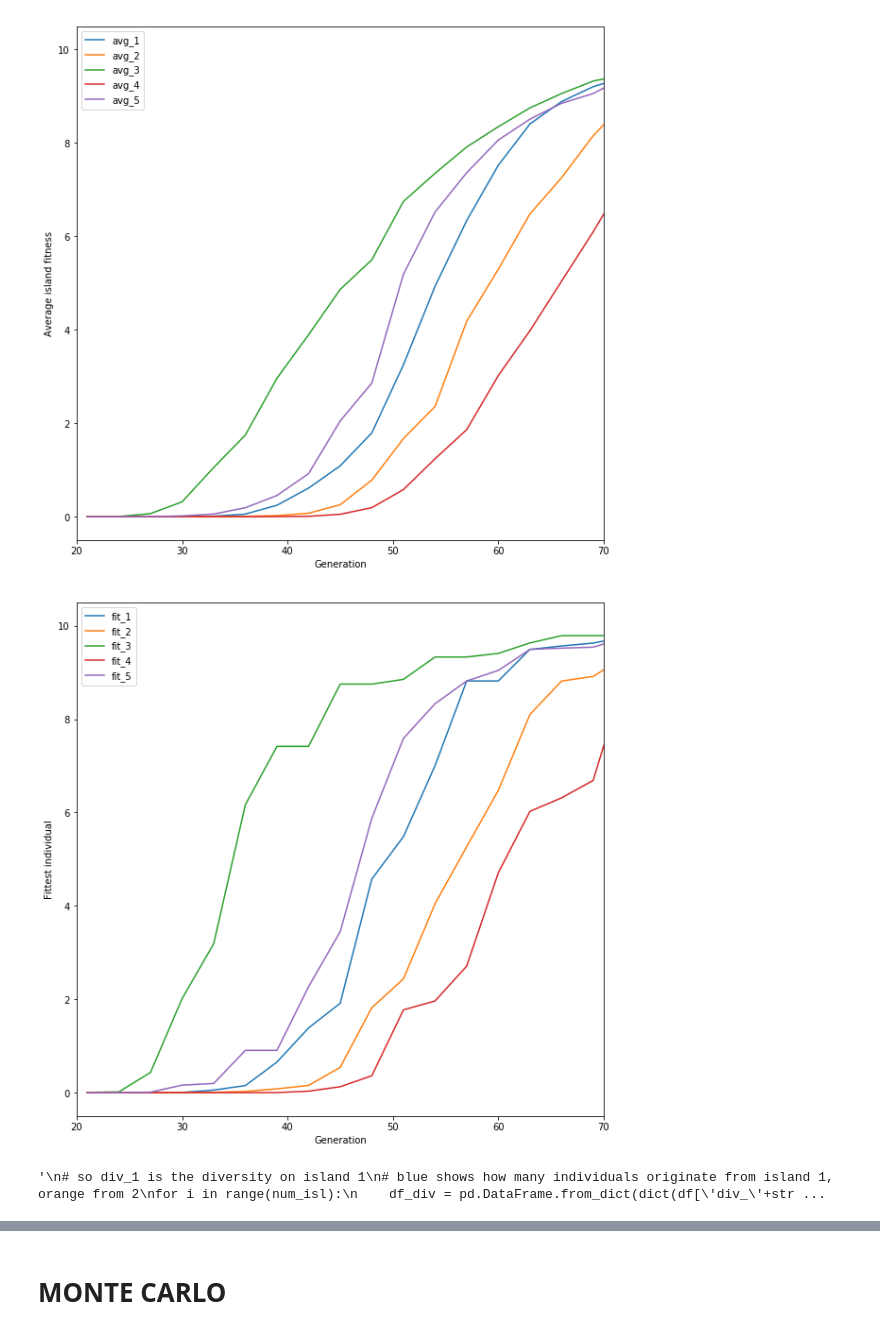
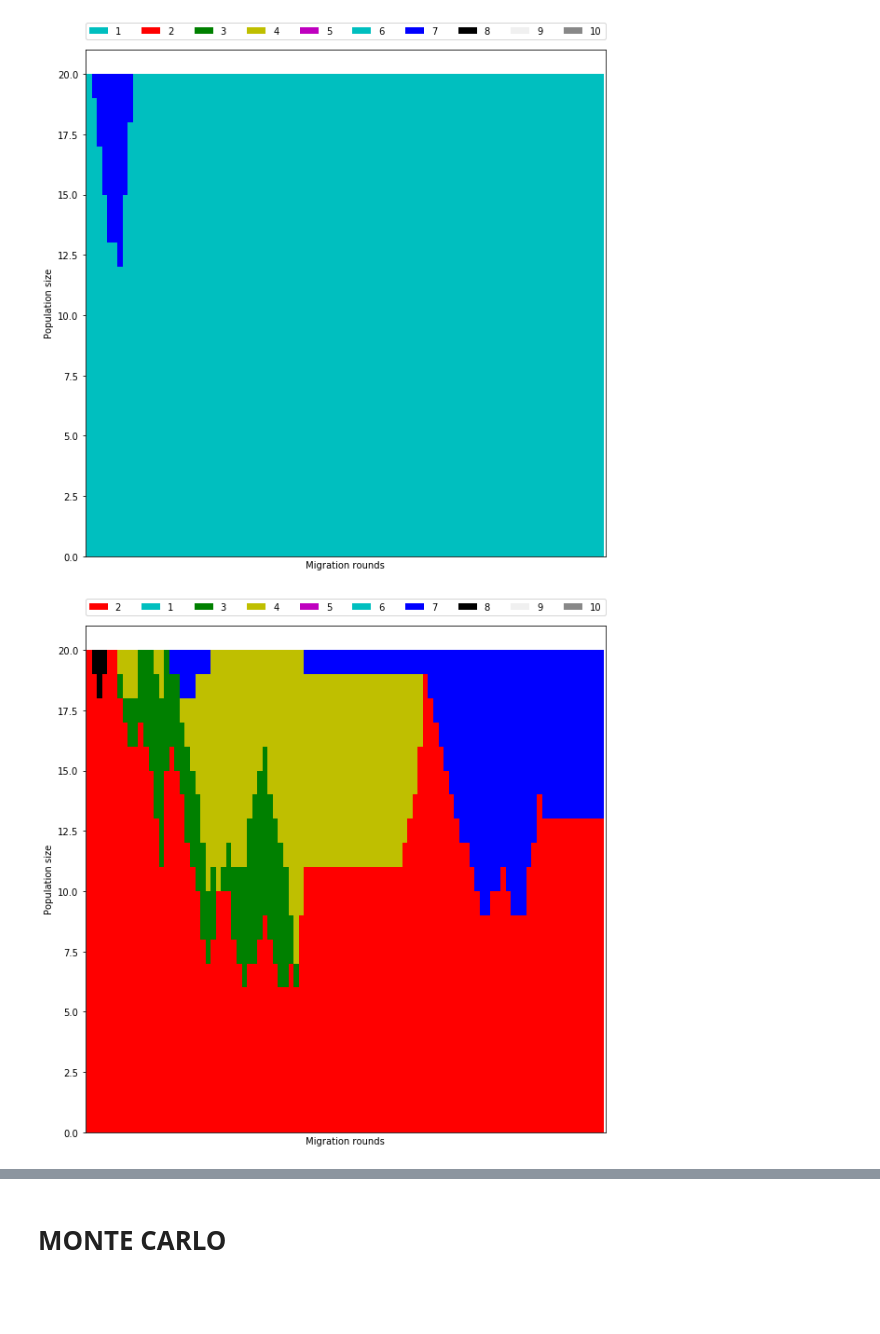
Before and after one commit to MBonnee/Evolutionary-Computing, a Jupyter notebook: plotting.ipynb, the cells around one changed output, grey strips where cells are left out. Drawn from its saved outputs; the diff is of its cells as text; code cells hidden in the pictures; blank space fills up the shorter version.

```diff
--- a/plotting.ipynb
+++ b/plotting.ipynb
@@ -22,7 +22,7 @@ def diversity(values, num_isl):
 
 # global params pop_size,
 num_isl = 0
-with open('output_bent_bench.txt') as f:
+with open('output_schaf.txt') as f:
     content = f.readlines()
     content = [x.strip() for x in content];
     num_isl = int(content[0].split(": ")[1])
@@ -47,7 +47,7 @@ with open('output_bent_bench.txt') as f:
 
 df = pd.DataFrame(evals)
 plt.figure(figsize=(20,10))
-
+'''
 df.plot(x='eval', y=['avg_'+str(i+1) for i in range(num_isl)], figsize=(10,10))
 plt.xlabel('Generation')
 plt.ylabel('Average island fitness')
@@ -57,7 +57,7 @@ plt.xlabel('Generation')
 plt.ylabel('Fittest individual')
 plt.xlim([20, 70])
 plt.show()
-
+'''
 
 # color mapping for plots below
 colors = {0:'c', 1:'r',2:'g',3:'y',4:'m', 5:'c', 6: 'b', 7:'k', 8:'#F0F0F0', 9:'#888888'}
@@ -71,18 +71,18 @@ def swap_color(dct, index):
 
     return lst
 
-'''
+
 # so div_1 is the diversity on island 1
 # blue shows how many individuals originate from island 1, orange from 2
 for i in range(num_isl):
-    df_div = pd.DataFrame.from_dict(dict(df['div_'+str(i+1)]), orient='index')
-    df_div.plot(kind="bar", stacked=True, color=swap_color(colors,i), width=1.0)
+    df_div = pd.DataFrame.from_dict(dict(df['div_'+str(i+1)][:100]), orient='index')
+    df_div.plot(kind="bar", stacked=True, color=swap_color(colors,i), width=1.0, figsize=(10,10))
     plt.legend(bbox_to_anchor=(0., 1.02, 1., .102), loc=3,
        ncol=num_isl, mode="expand", borderaxespad=0.)
     plt.xticks([])
     plt.xlabel('Migration rounds')
     plt.ylabel('Population size')
 
+
 plt.show()
-'''
 # %% [output]
@@ -92,4 +92,3 @@ Runtime: 154ms
 <matplotlib.figure.Figure at 0x...>
-[figure, old version]
+[figure, new version]
-[figure, old version]
+[figure, new version]
-'\n# so div_1 is the diversity on island 1\n# blue shows how many individuals originate from island 1, orange from 2\nfor i in range(num_isl):\n    df_div = pd.DataFrame.from_dict(dict(df[\'div_\'+str ...
```
Also changed, not shown: parts of 2 cells of this notebook, 4 other files.
